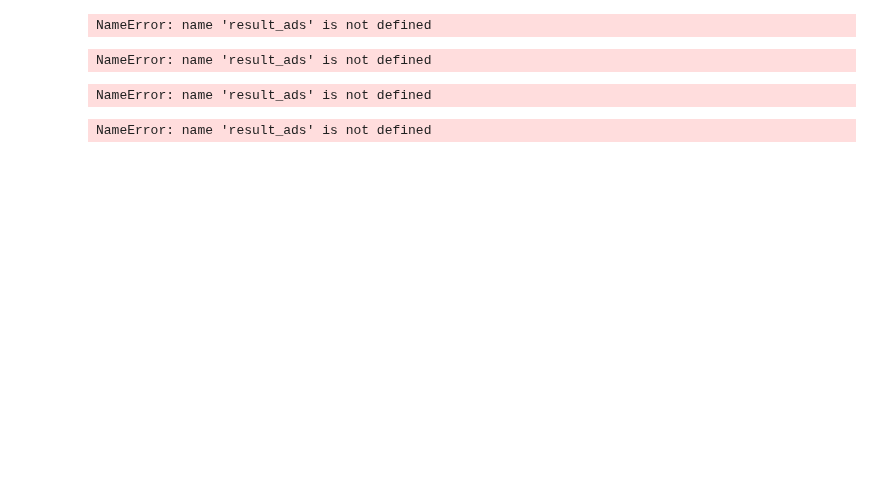
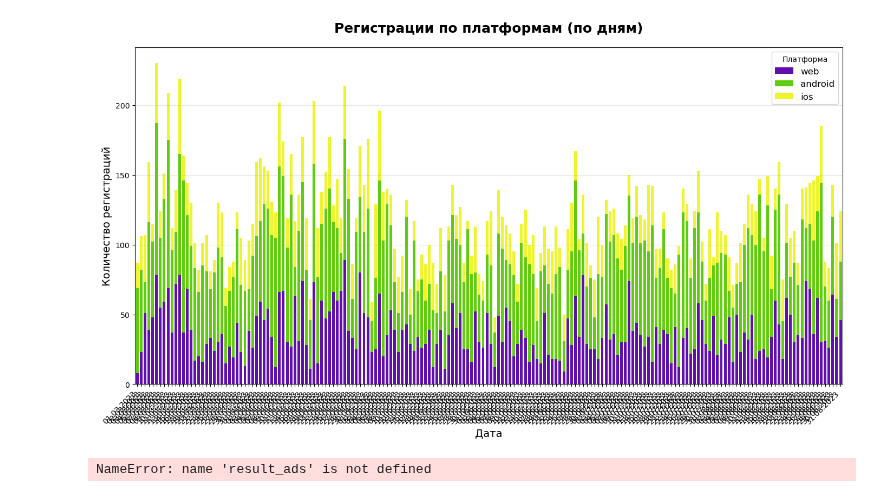
Before and after one commit to kot-yenot/data-analytics-project-100, a Jupyter notebook: charts_project.ipynb, the cells around one changed output. Drawn from its saved outputs; the diff is of its cells as text; code cells hidden in the pictures; blank space fills up the shorter version.

```diff
--- a/charts_project.ipynb
+++ b/charts_project.ipynb
@@ -177,45 +182,52 @@ NameError: name 'result_ads' is not defined
 # %%
 # регистрации по платформам
 reg_platform = result_ads.copy()
-reg_platform ['date_readable'] = pd.to_datetime(reg_platform['date_group']).dt.normalize()
+reg_platform['date_readable'] = pd.to_datetime(
+    reg_platform['date_group'],
+    format='%Y-%m-%d'
+).dt.normalize()
+
 
 platforms = ['web', 'android', 'ios']
 filtered_result = reg_platform[reg_platform['platform'].isin(platforms)]
 reg_by_day_platform = (
     filtered_result
     .groupby(['date_readable', 'platform'])['registrations']
     .sum()
     .unstack(fill_value=0)
     [platforms]
 )
 plt.figure(figsize=(14, 8))
 colors = ['#600ead', '#5fcc0c', '#eef52c']  # web, android, ios
 bars = reg_by_day_platform.plot(
     kind='bar',
     stacked=True,
     color=colors,
     ax=plt.gca(),
     width=0.7
 )
 plt.title('Регистрации по платформам (по дням)', fontsize=18, fontweight='bold', pad=20)
 plt.xlabel('Дата', fontsize=14)
 plt.ylabel('Количество регистраций', fontsize=14)
 plt.legend(title='Платформа', fontsize=12)
 plt.grid(axis='y', alpha=0.3)
 plt.xticks(
     ticks=range(len(reg_by_day_platform.index)),
     labels=[d.strftime('%d.%m.%Y') for d in reg_by_day_platform.index],
     rotation=45,
     ha='right'
 )
 plt.tight_layout()
 plt.savefig( d / 'reg_platform.png', dpi=300, bbox_inches='tight')
 # %% [output]
-NameError: name 'result_ads' is not defined
+[figure, added]
 # %%
 # накопительная конверсия по платформам
 daily_conversion = result_ads.copy()
-daily_conversion['date_readable'] = pd.to_datetime(daily_conversion['date_group']).dt.normalize()
+daily_conversion['date_readable'] = pd.to_datetime(
+    daily_conversion['date_group'],
+    format='%Y-%m-%d'
+).dt.normalize()
 platforms = ['web', 'android', 'ios']
 filtered_result = daily_conversion[daily_conversion['platform'].isin(platforms)]
 daily_conversion_by_platform = (
@@ -248,12 +260,13 @@ plt.xticks(
 )
 plt.tight_layout()
 plt.savefig( d / 'conversion_platform.png', dpi=300, bbox_inches='tight')
-# %% [output]
-NameError: name 'result_ads' is not defined
 # %%
 #средняя конверсия
 avg_conv = result_ads.copy()
-avg_conv['date_readable'] = pd.to_datetime(avg_conv['date_group']).dt.normalize()
+avg_conv['date_readable'] = pd.to_datetime(
+    avg_conv['date_group'],
+    format='%Y-%m-%d'
+).dt.normalize()
 
 avg_conv['cr_daily'] = avg_conv['registrations'] / avg_conv['visits']
 daily_avg_conversion = (
@@ -281,7 +294,5 @@ plt.xticks(
     ha='right'
 )
 plt.savefig( d / 'avg_conversion_all_platforms.png', dpi=300, bbox_inches='tight')
-# %% [output]
-NameError: name 'result_ads' is not defined
 # %%
 #затраты
```
Also changed, not shown: parts of 5 cells of this notebook, 7 other files.
